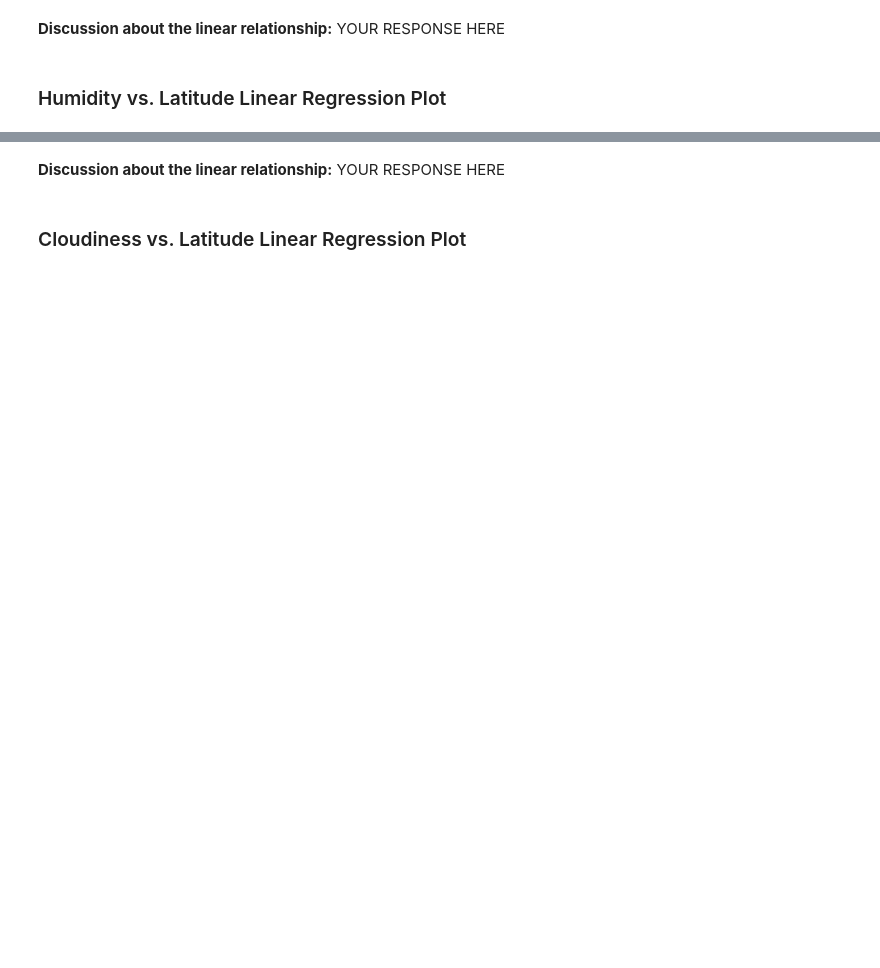
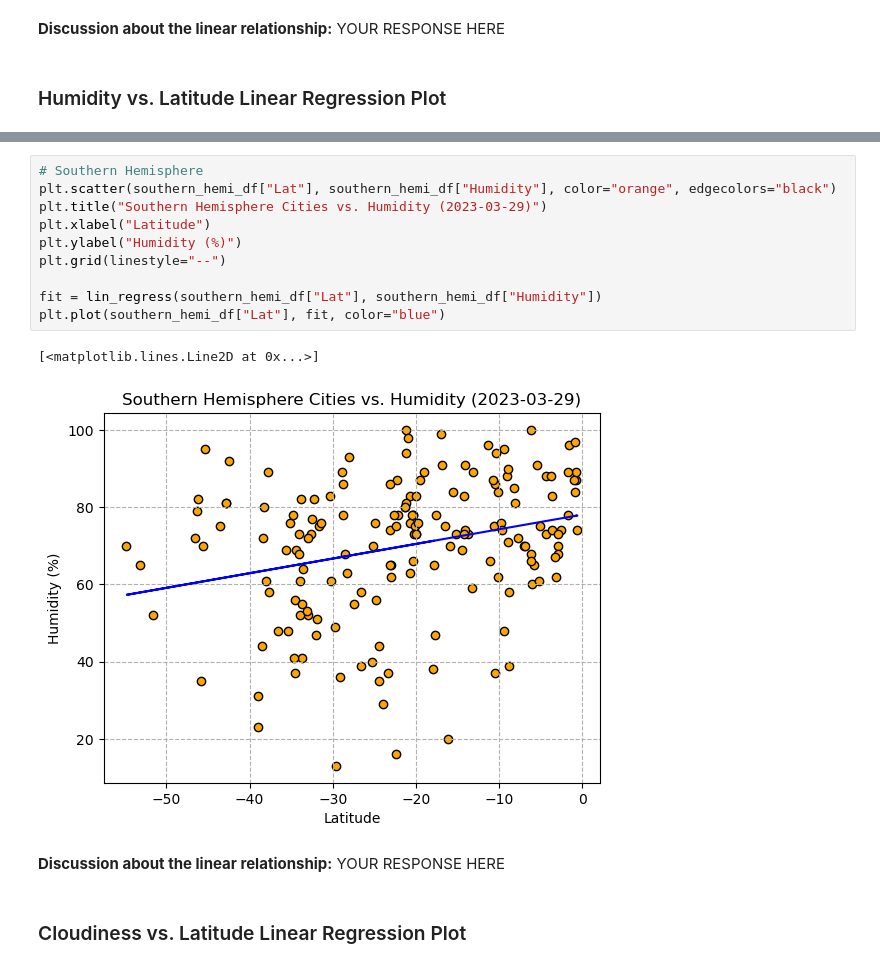
Before and after one commit to anthonybpino/python-api-challenge, a Jupyter notebook: weatherpy/weatherpy.ipynb, the cells around one changed output, grey strips where cells are left out. Drawn from its saved outputs; the diff is of its cells as text; blank space fills up the shorter version.

```diff
--- a/weatherpy/weatherpy.ipynb
+++ b/weatherpy/weatherpy.ipynb
@@ -268,3 +314,16 @@ southern_hemi_df.head()
+# %%
+# Southern Hemisphere
+plt.scatter(southern_hemi_df["Lat"], southern_hemi_df["Humidity"], color="orange", edgecolors="black")
+plt.title("Southern Hemisphere Cities vs. Humidity (2023-03-29)")
+plt.xlabel("Latitude")
+plt.ylabel("Humidity (%)")
+plt.grid(linestyle="--")
+
+fit = lin_regress(southern_hemi_df["Lat"], southern_hemi_df["Humidity"])
+plt.plot(southern_hemi_df["Lat"], fit, color="blue")
+# %% [output]
+[<matplotlib.lines.Line2D at 0x...>]
+[figure, added]
 # %% [markdown]
 **Discussion about the linear relationship:** YOUR RESPONSE HERE
 # %% [markdown]
```
Also changed, not shown: parts of 18 cells of this notebook.
